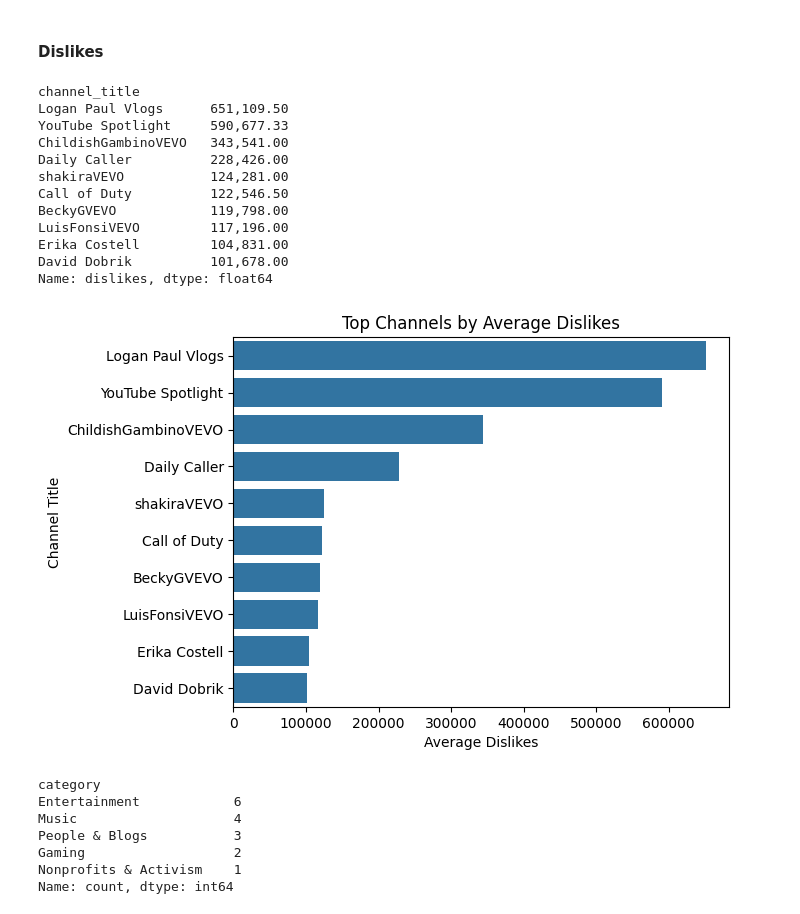
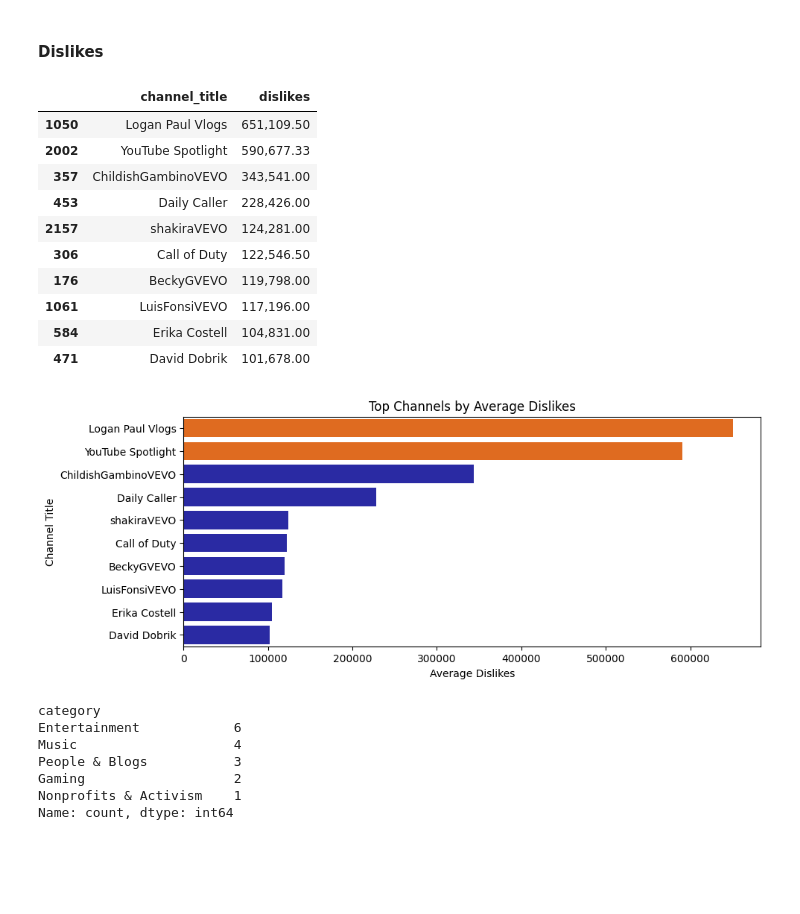
Before and after one commit to 0Nguyen0Cong0Tuan0/DS_Programming, a Jupyter notebook: src.ipynb, the cells around one changed output. Saved outputs shown, nothing was run; the diff lists cells and outputs as text; code cells hidden in the pictures; blank space fills up the shorter version.

```diff
--- a/src.ipynb
+++ b/src.ipynb
@@ -593,29 +590,30 @@ plt.show()
 # %% [markdown]
 #### **Dislikes**
 # %%
-dislikes_by_channel = latest_trending_date.groupby(by='channel_title')['dislikes'].mean().sort_values(ascending=False).head(n=10)
+dislikes_by_channel = latest_trending_date.groupby(by='channel_title', as_index=False)['dislikes'].mean().sort_values(by='dislikes', ascending=False).head(n=10)
 dislikes_by_channel
 # %% [output]
-channel_title
-Logan Paul Vlogs      651,109.50
-YouTube Spotlight     590,677.33
-ChildishGambinoVEVO   343,541.00
-Daily Caller          228,426.00
-shakiraVEVO           124,281.00
-Call of Duty          122,546.50
-BeckyGVEVO            119,798.00
-LuisFonsiVEVO         117,196.00
-Erika Costell         104,831.00
-David Dobrik          101,678.00
-Name: dislikes, dtype: float64
+|  | channel_title | dislikes |
+| 1050 | Logan Paul Vlogs | 651,109.50 |
+| 2002 | YouTube Spotlight | 590,677.33 |
+| 357 | ChildishGambinoVEVO | 343,541.00 |
+| 453 | Daily Caller | 228,426.00 |
+| 2157 | shakiraVEVO | 124,281.00 |
+| 306 | Call of Duty | 122,546.50 |
+| 176 | BeckyGVEVO | 119,798.00 |
+| 1061 | LuisFonsiVEVO | 117,196.00 |
+| 584 | Erika Costell | 104,831.00 |
+| 471 | David Dobrik | 101,678.00 |
 # %%
-sns.barplot(data=dislikes_by_channel, orient='h')
+plt.figure(figsize=(10, 4))
+sns.barplot(data=dislikes_by_channel, x='dislikes', y='channel_title', orient='h',
+            hue='channel_title', palette=['#FF6400' if count > 500000 else '#1616B7' for count in dislikes_by_channel['dislikes']])
 plt.title(label='Top Channels by Average Dislikes')
 plt.xlabel(xlabel='Average Dislikes')
 plt.ylabel(ylabel='Channel Title')
 plt.show()
 # %% [output]
-[figure, old version]
+[figure, new version]
 # %%
 us_videos[us_videos['channel_title'].isin(dislikes_by_channel.index)].groupby(by=['channel_title', 'video_id'])['category'].first().value_counts()
 # %% [output]
```
Also changed, not shown: parts of 51 cells of this notebook.
